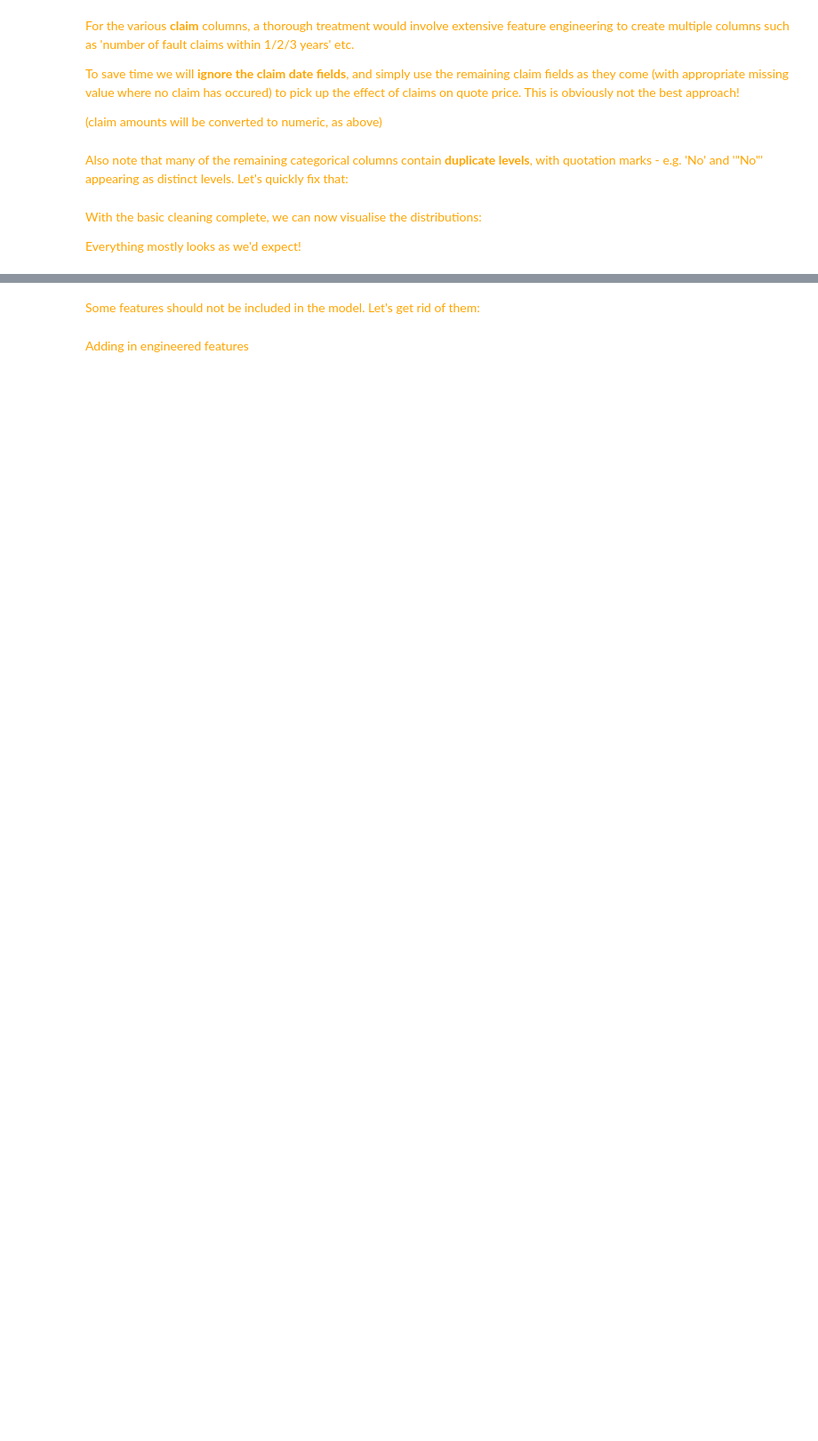
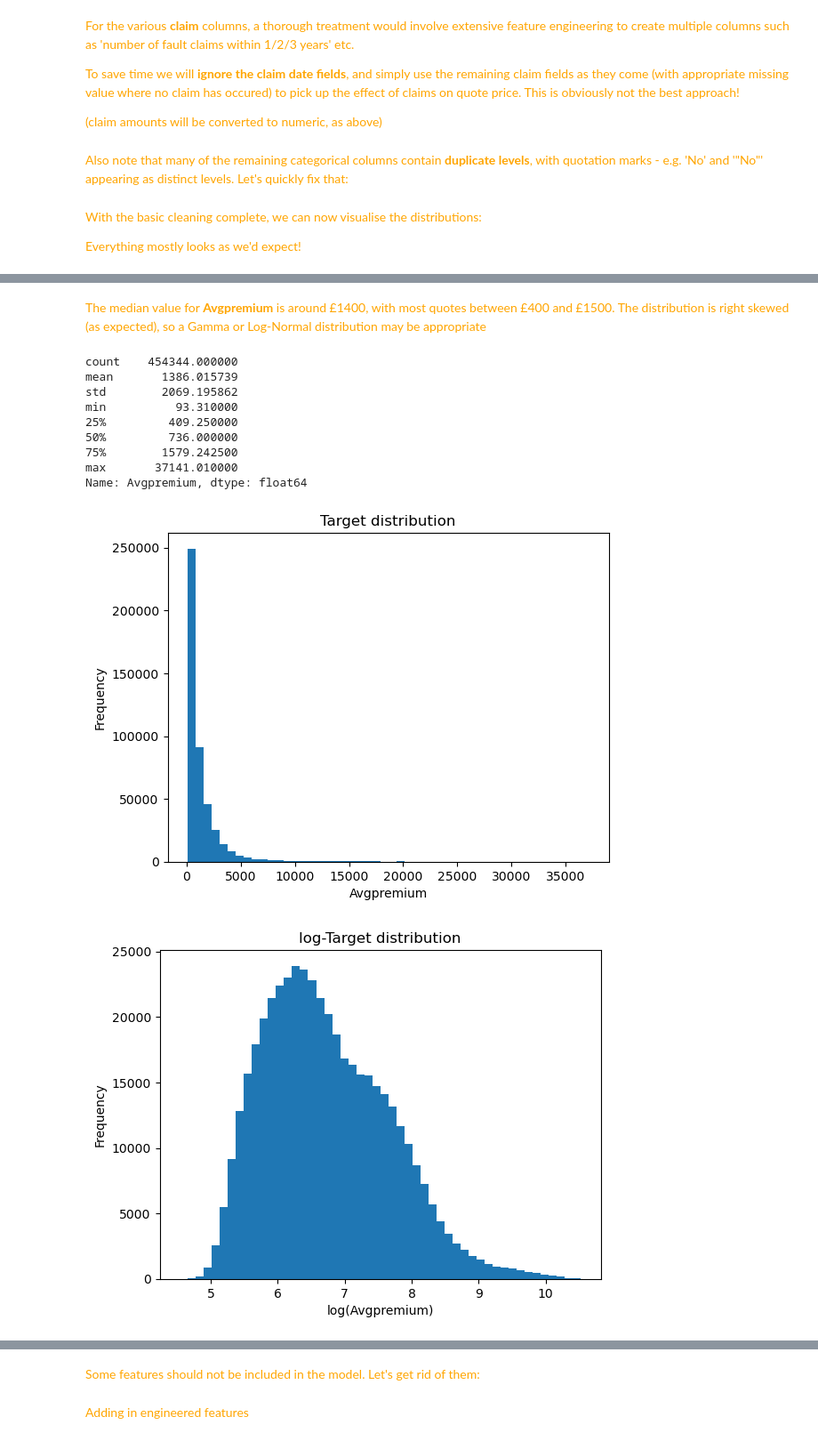
Before and after one commit to dolmas1/bymiles_takehome, a Jupyter notebook: takehome_task.ipynb, the cells around one changed output, grey strips where cells are left out. Shown at 89% size. Cells and saved outputs as stored; diff of their text form; code cells hidden in the pictures; blank space fills up the shorter version.

```diff
--- a/takehome_task.ipynb
+++ b/takehome_task.ipynb
@@ -214,4 +231,34 @@ for column in df.select_dtypes(include=['object']).columns[1:]:
 ... (4 outputs left out)
+# %% [markdown]
+<span style="color:orange"> The median value for **Avgpremium** is around £1400, with most quotes between £400 and £1500. The distribution is right skewed (as expected), so a Gamma or Log-Normal distribution may be appropriate
+# %%
+print(df[target_col].describe())
+
+plt.hist(df[target_col], bins = 50)
+plt.xlabel(f'{target_col}')
+plt.ylabel('Frequency')
+plt.title('Target distribution')
+plt.show()
+
+
+plt.hist(np.log(df[target_col]), bins = 50)
+plt.xlabel(f'log({target_col})')
+plt.ylabel('Frequency')
+plt.title('log-Target distribution')
+
+plt.show()
+# %% [output]
+count    454344.000000
+mean       1386.015739
+std        2069.195862
+min          93.310000
+25%         409.250000
+50%         736.000000
+75%        1579.242500
+max       37141.010000
+Name: Avgpremium, dtype: float64
+[figure, added]
+[figure, added]
 # %% [markdown]
 # Additional Data Prep + Feature Engineering
 
```
Also changed, not shown: parts of 22 cells of this notebook, 1 other file.
